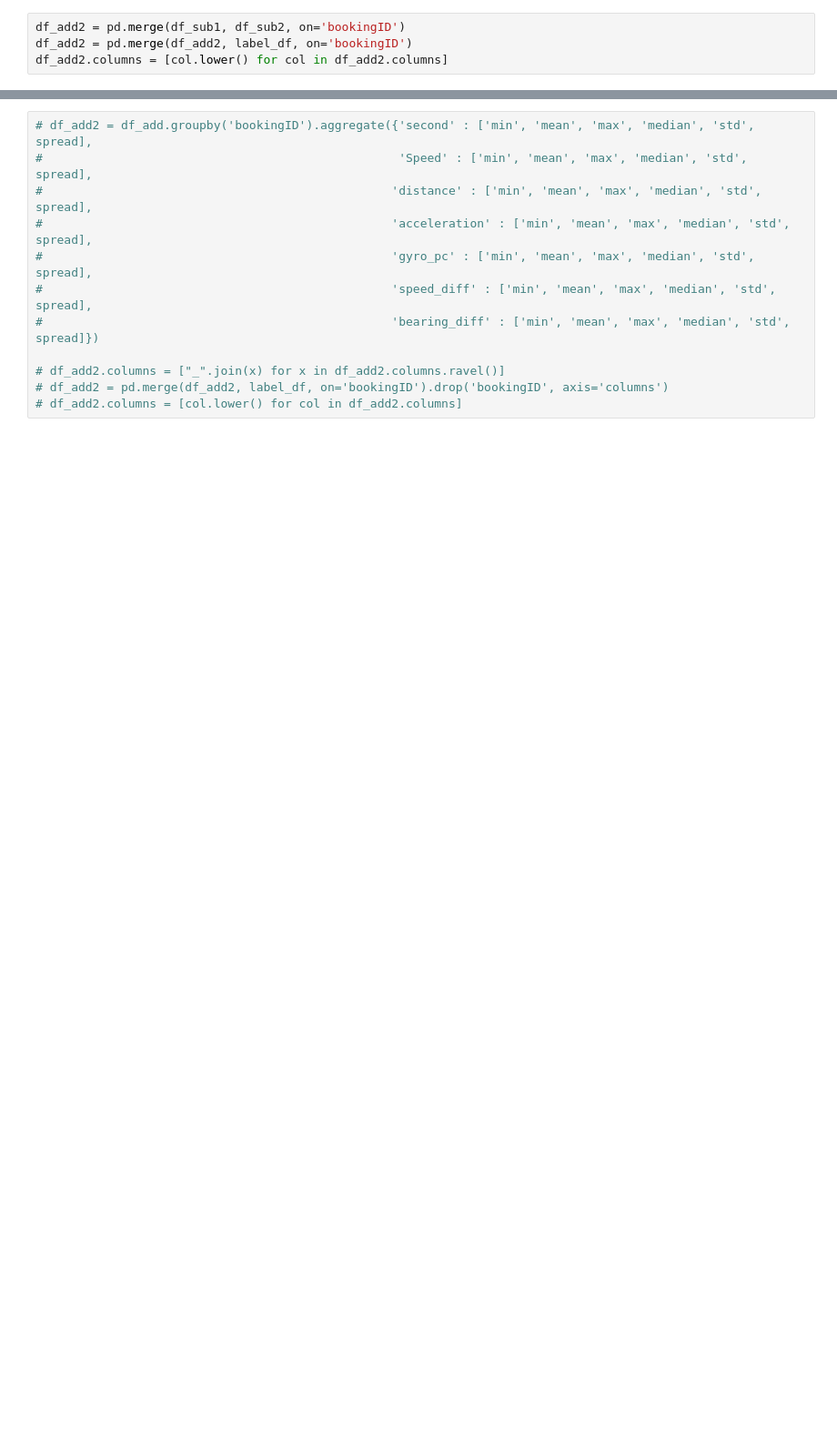
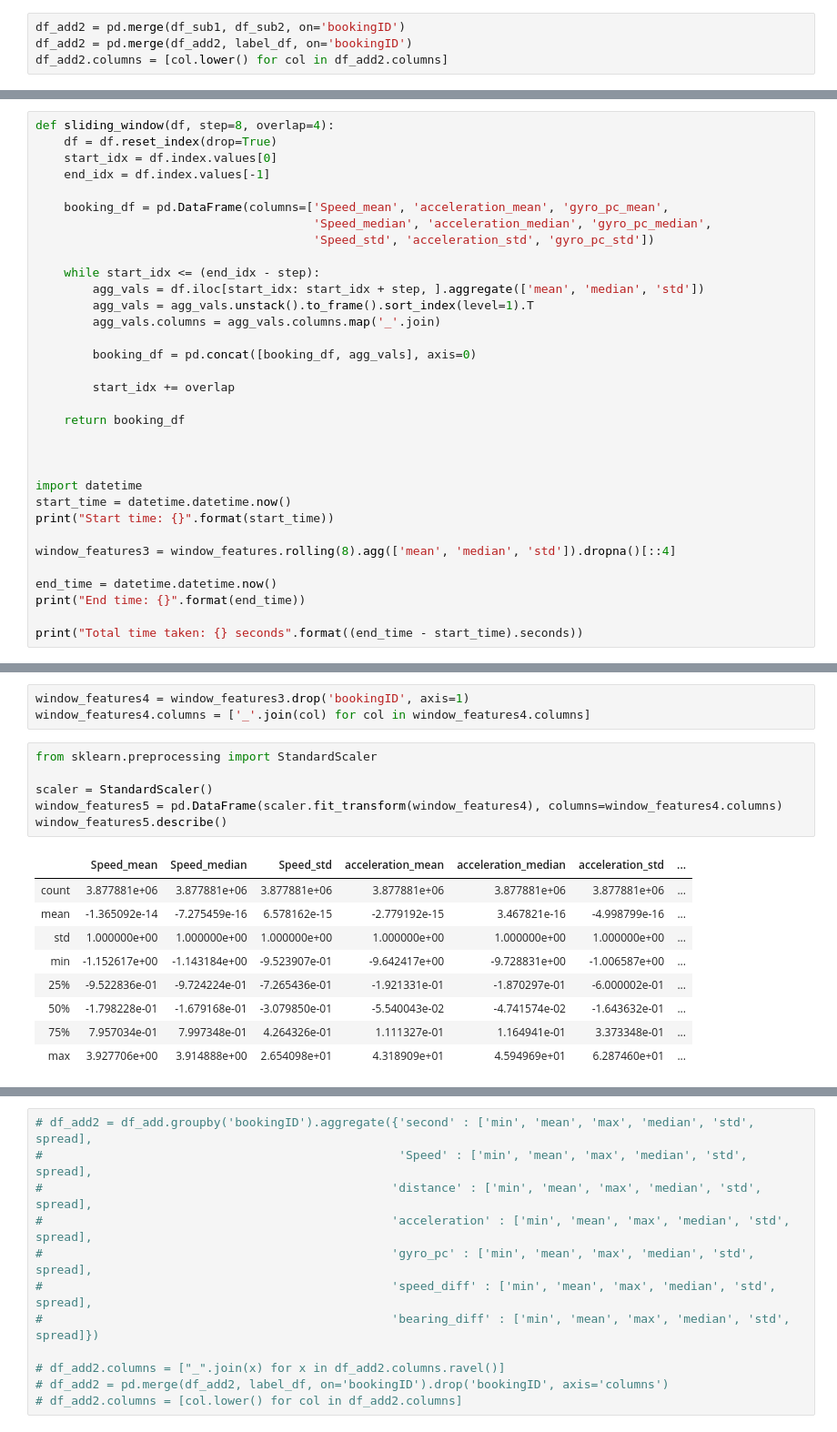
Before and after one commit to md-afif/AIforSEA_Safety, a Jupyter notebook: EDA.ipynb, the cells around one changed output, grey strips where cells are left out. Shown at 91% size. Saved outputs shown, nothing was run; the diff lists cells and outputs as text; blank space fills up the shorter version.

```diff
--- a/EDA.ipynb
+++ b/EDA.ipynb
@@ -261,0 +233,33 @@ df_add2.columns = [col.lower() for col in df_add2.columns]
+# %%
+def sliding_window(df, step=8, overlap=4):
+    df = df.reset_index(drop=True)
+    start_idx = df.index.values[0]
+    end_idx = df.index.values[-1]
+
+    booking_df = pd.DataFrame(columns=['Speed_mean', 'acceleration_mean', 'gyro_pc_mean',
+                                       'Speed_median', 'acceleration_median', 'gyro_pc_median',
+                                       'Speed_std', 'acceleration_std', 'gyro_pc_std'])
+
+    while start_idx <= (end_idx - step):
+        agg_vals = df.iloc[start_idx: start_idx + step, ].aggregate(['mean', 'median', 'std'])
+        agg_vals = agg_vals.unstack().to_frame().sort_index(level=1).T
+        agg_vals.columns = agg_vals.columns.map('_'.join)
+
+        booking_df = pd.concat([booking_df, agg_vals], axis=0)
+
+        start_idx += overlap
+
+    return booking_df
+
+
+
+import datetime
+start_time = datetime.datetime.now()
+print("Start time: {}".format(start_time))
+
+window_features3 = window_features.rolling(8).agg(['mean', 'median', 'std']).dropna()[::4]
+
+end_time = datetime.datetime.now()
+print("End time: {}".format(end_time))
+
+print("Total time taken: {} seconds".format((end_time - start_time).seconds))
@@ -261,0 +270,19 @@ df_add2.columns = [col.lower() for col in df_add2.columns]
+# %%
+window_features4 = window_features3.drop('bookingID', axis=1)
+window_features4.columns = ['_'.join(col) for col in window_features4.columns]
+# %%
+from sklearn.preprocessing import StandardScaler
+
+scaler = StandardScaler()
+window_features5 = pd.DataFrame(scaler.fit_transform(window_features4), columns=window_features4.columns)
+window_features5.describe()
+# %% [output]
+|  | Speed_mean | Speed_median | Speed_std | acceleration_mean | acceleration_median | acceleration_std | ... |
+| count | 3.877881e+06 | 3.877881e+06 | 3.877881e+06 | 3.877881e+06 | 3.877881e+06 | 3.877881e+06 | ... |
+| mean | -1.365092e-14 | -7.275459e-16 | 6.578162e-15 | -2.779192e-15 | 3.467821e-16 | -4.998799e-16 | ... |
+| std | 1.000000e+00 | 1.000000e+00 | 1.000000e+00 | 1.000000e+00 | 1.000000e+00 | 1.000000e+00 | ... |
+| min | -1.152617e+00 | -1.143184e+00 | -9.523907e-01 | -9.642417e+00 | -9.728831e+00 | -1.006587e+00 | ... |
+| 25% | -9.522836e-01 | -9.724224e-01 | -7.265436e-01 | -1.921331e-01 | -1.870297e-01 | -6.000002e-01 | ... |
+| 50% | -1.798228e-01 | -1.679168e-01 | -3.079850e-01 | -5.540043e-02 | -4.741574e-02 | -1.643632e-01 | ... |
+| 75% | 7.957034e-01 | 7.997348e-01 | 4.264326e-01 | 1.111327e-01 | 1.164941e-01 | 3.373348e-01 | ... |
+| max | 3.927706e+00 | 3.914888e+00 | 2.654098e+01 | 4.318909e+01 | 4.594969e+01 | 6.287460e+01 | ... |
```
Also changed, not shown: parts of 20 cells of this notebook, 1 other file.
